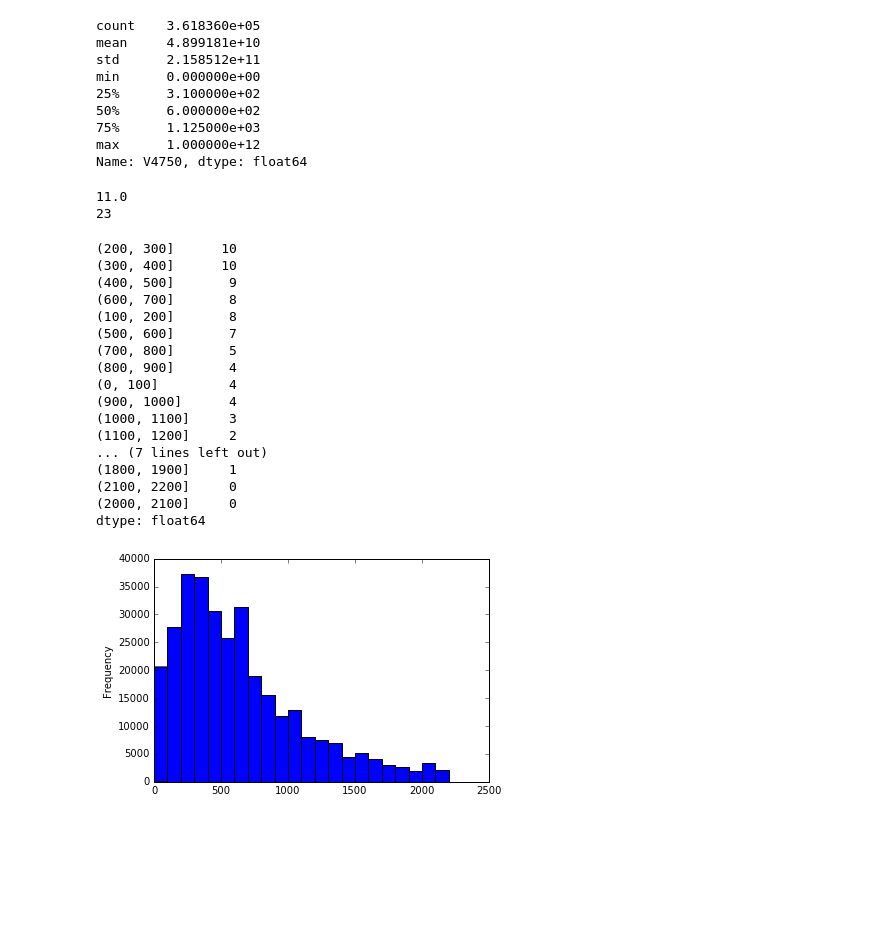
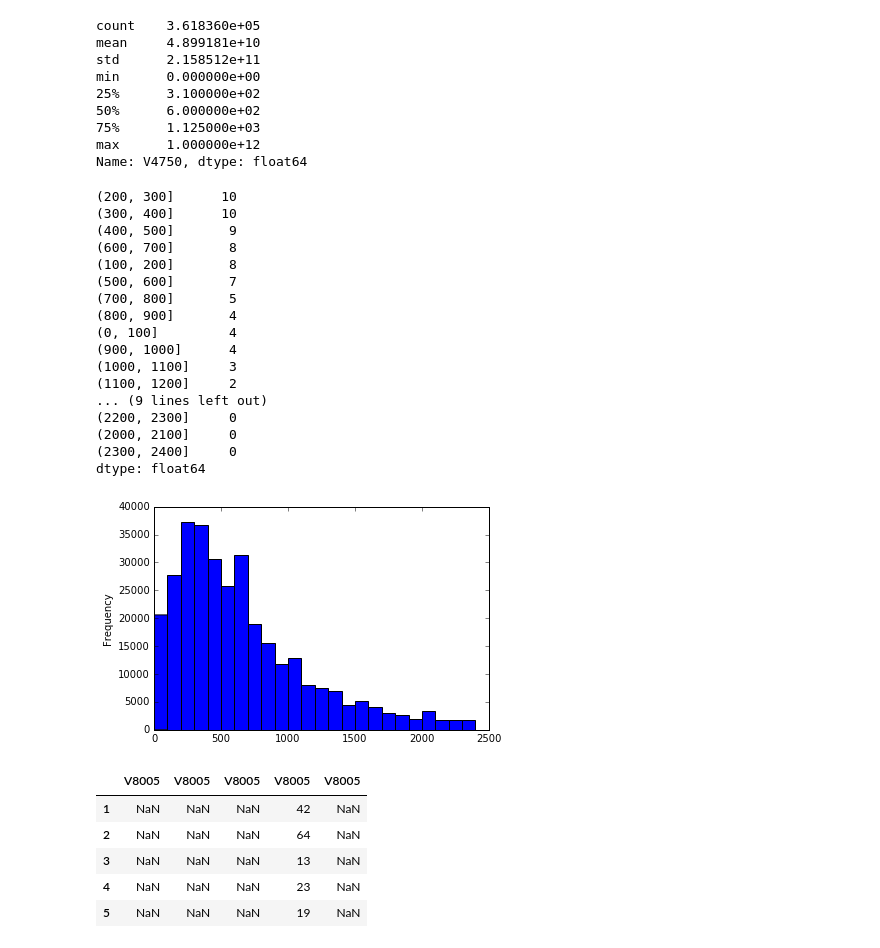
Before and after one commit to Formulos/CD, a Jupyter notebook: Aula 2/Aula02 Atividade Variáveis Qualitativas com PNAD.ipynb, the cells around one changed output. Drawn from its saved outputs; the diff is of its cells as text; code cells hidden in the pictures; blank space fills up the shorter version.

```diff
--- a/Aula 2/Aula02 Atividade Variáveis Qualitativas com PNAD.ipynb
+++ b/Aula 2/Aula02 Atividade Variáveis Qualitativas com PNAD.ipynb
@@ -92,3 +90,6 @@ dados = pd.read_excel('PNAD 2013 A.xlsx')
+# %%
+
+dados = pd.read_table("pes2013A.txt", sep=" ")
 # %%
 print('acabou de ler')
 
@@ -107,3 +108,11 @@ dados.rede_ensino_grupos = dados.V4802.astype('category')
 dados.estado = dados.UF.astype('category')
 dados.idade = dados.V8005.astype('float')
 dados.renda = dados.V4750.astype('float') # Rendimento mensal familiar per capita
+# %%
+dados["regiao"] = dados.UF
+
+dados.regiao[(dados.UF == 11 )| (dados.UF == 12 )| (dados.UF == 13 )| (dados.UF == 14 )| (dados.UF == 15 )| (dados.UF == 16 )| (dados.UF == 17)] = 'Norte'
+dados.regiao[(dados.UF == 21 )| (dados.UF == 22 )| (dados.UF == 23 )| (dados.UF == 24 )| (dados.UF == 25 )| (dados.UF == 26 )| (dados.UF == 27 )| (dados.UF == 28 )| (dados.UF == 29)] = 'Nordeste'
+dados.regiao[(dados.UF == 31 )| (dados.UF == 32 )| (dados.UF == 33 )| (dados.UF == 35)] = 'Sudeste'
+dados.regiao[(dados.UF == 41 )| (dados.UF == 42 )| (dados.UF == 43)] = 'Sul'
+dados.regiao[(dados.UF == 50 )| (dados.UF == 51 )| (dados.UF == 52 )| (dados.UF == 53)] = 'Centro Oeste'
@@ -338,38 +357,51 @@ Name: V4750, dtype: float64
 # %%
 k = 110/10
 a = (109.0 - 0) / k
-print(k)
+#print(k)
+dados.renda.sp = dados.renda[dados.estado=='São Paulo']
 
 
-faixa =  numpy.arange(0,2300,100)
-print(len(faixa))
+faixa_r =  numpy.arange(0,2500,100)
+#print(len(faixa))
 
-variável_renda= pd.cut(dados.renda, faixa)
+variável_renda= pd.cut(dados.renda, faixa_r)
 
 x = variável_renda.value_counts(True)*100
 
 x.round(decimals=0)
 # %% [output]
-11.0
-23
+(200, 300]      10
+(300, 400]      10
+(400, 500]       9
+(600, 700]       8
+(100, 200]       8
+(500, 600]       7
+(700, 800]       5
+(800, 900]       4
+(0, 100]         4
+(900, 1000]      4
+(1000, 1100]     3
+(1100, 1200]     2
+... (9 lines left out)
+(2200, 2300]     0
+(2000, 2100]     0
+(2300, 2400]     0
+dtype: float64
-(200, 300]      10
-(300, 400]      10
-(400, 500]       9
-(600, 700]       8
-(100, 200]       8
-(500, 600]       7
-(700, 800]       5
-(800, 900]       4
-(0, 100]         4
-(900, 1000]      4
-(1000, 1100]     3
-(1100, 1200]     2
-... (7 lines left out)
-(1800, 1900]     1
-(2100, 2200]     0
-(2000, 2100]     0
-dtype: float64
 # %%
-plot = dados.renda.plot.hist(bins=faixa)
+plot = dados.renda.plot.hist(bins=faixa_r)
 # %% [output]
-[figure, old version]
+[figure, new version]
+# %%
+
+idade_r = pd.DataFrame([dados.idade[dados.regiao == 'Sul'],dados.idade[dados.regiao == 'Centro Oeste'],dados.idade[dados.regiao == 'Sudeste'],dados.idade[dados.regiao == 'Norte'],dados.idade[dados.regiao == 'Nordeste']])
+
+idade_r = idade_r.T
+
+idade_r.head()
+# %% [output]
+|  | V8005 | V8005 | V8005 | V8005 | V8005 |
+| 1 | NaN | NaN | NaN | 42 | NaN |
+| 2 | NaN | NaN | NaN | 64 | NaN |
+| 3 | NaN | NaN | NaN | 13 | NaN |
+| 4 | NaN | NaN | NaN | 23 | NaN |
+| 5 | NaN | NaN | NaN | 19 | NaN |
```
Also changed, not shown: parts of 7 cells of this notebook, 1 other file.
